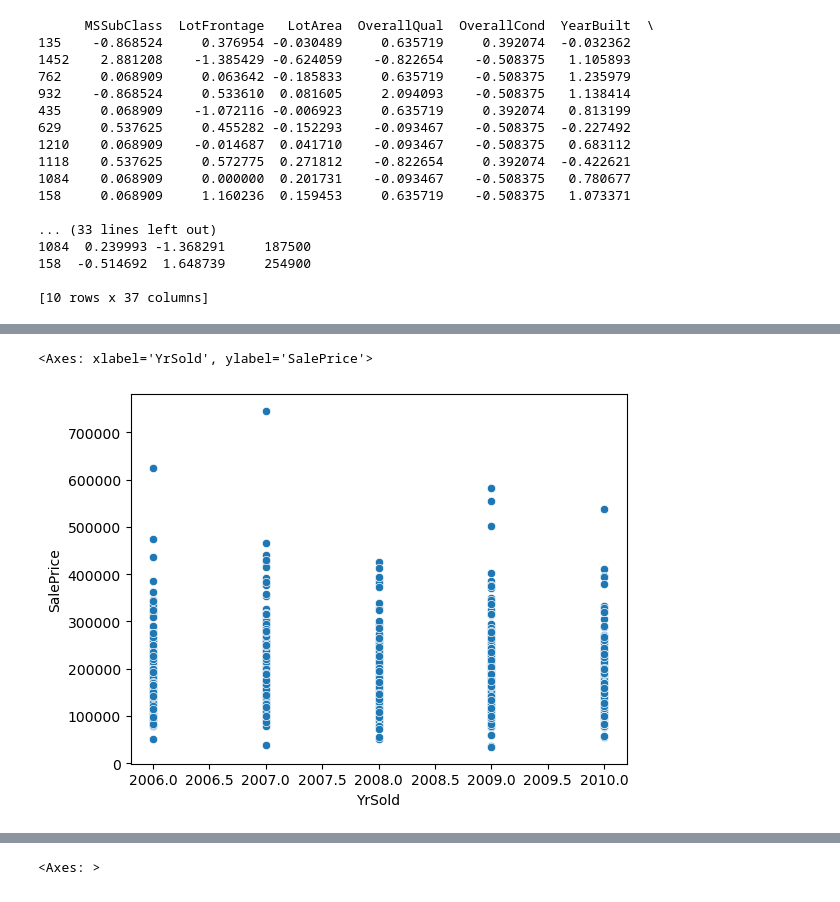
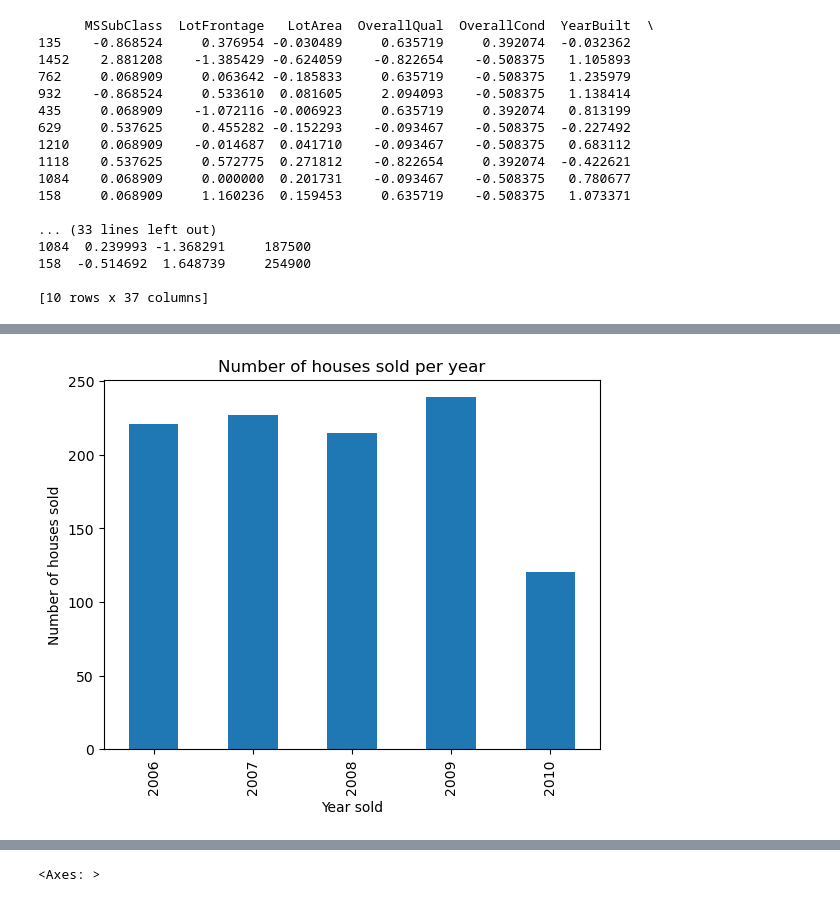
Before and after one commit to WesselKuijstermans/Minor, a Jupyter notebook: ML1_Uitstapje/Uitstapje.ipynb, the cells around one changed output, grey strips where cells are left out. Drawn from its saved outputs; the diff is of its cells as text; code cells hidden in the pictures.

```diff
--- a/ML1_Uitstapje/Uitstapje.ipynb
+++ b/ML1_Uitstapje/Uitstapje.ipynb
@@ -61,8 +161,11 @@ train['YrSold'].value_counts().sort_index().plot(kind='bar')
-# %%
-sns.scatterplot(x='YrSold', y='SalePrice', data=train)
-# %% [output]
-<Axes: xlabel='YrSold', ylabel='SalePrice'>
-[figure, removed]
+# %%
+train['YrSold'].value_counts().sort_index().plot(kind='bar')
+plt.title('Number of houses sold per year')
+plt.xlabel('Year sold')
+plt.ylabel('Number of houses sold')
+plt.show()
+# %% [output]
+[figure, added]
 # %%
 # plot the average sale price per year
 train.groupby('YrSold')['SalePrice'].mean().plot(kind='bar')
```
Also changed, not shown: parts of 23 cells of this notebook.
